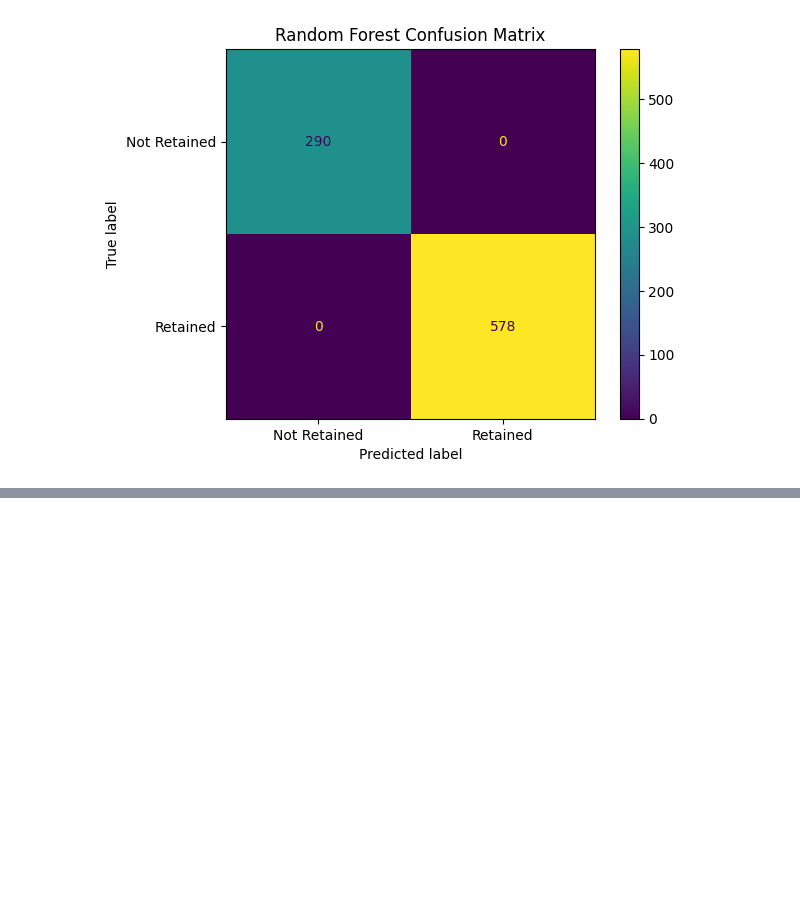
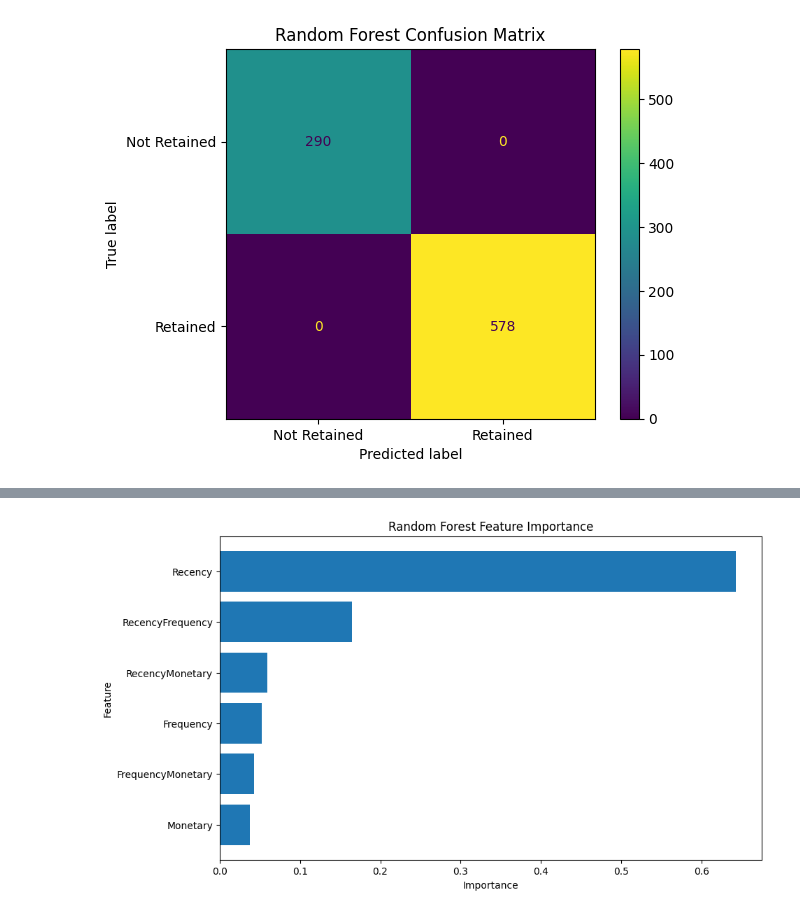
Before and after one commit to HudaR112/AI-customer-retention-predictor, a Jupyter notebook: Notebooks/retention-model-predictorrr.ipynb, the cells around one changed output, grey strips where cells are left out. Saved outputs shown, nothing was run; the diff lists cells and outputs as text; code cells hidden in the pictures; blank space fills up the shorter version.

Commit message:
feature importace,vitualization of F.I, training logistic regression model and its evaluation

```diff
--- a/Notebooks/retention-model-predictorrr.ipynb
+++ b/Notebooks/retention-model-predictorrr.ipynb
@@ -731,0 +740,15 @@ plt.show()
+# %%
+# Create a feature importance DataFrame
+feature_importance = pd.DataFrame({
+    "Feature": feature_columns,
+    "Importance": rf_model.feature_importances_
+})
+
+# Sort features by importance
+feature_importance = feature_importance.sort_values(
+    by="Importance",
+    ascending=False
+)
+
+print("Feature Importance:")
+display(feature_importance)
@@ -731,0 +772,17 @@ plt.show()
+# %%
+# Plot feature importance
+plt.figure(figsize=(10, 6))
+
+plt.barh(
+    feature_importance["Feature"],
+    feature_importance["Importance"]
+)
+
+plt.xlabel("Importance")
+plt.ylabel("Feature")
+plt.title("Random Forest Feature Importance")
+plt.gca().invert_yaxis()
+
+plt.show()
+# %% [output]
+[figure, added]
```
Also changed, not shown: parts of 9 cells of this notebook.
